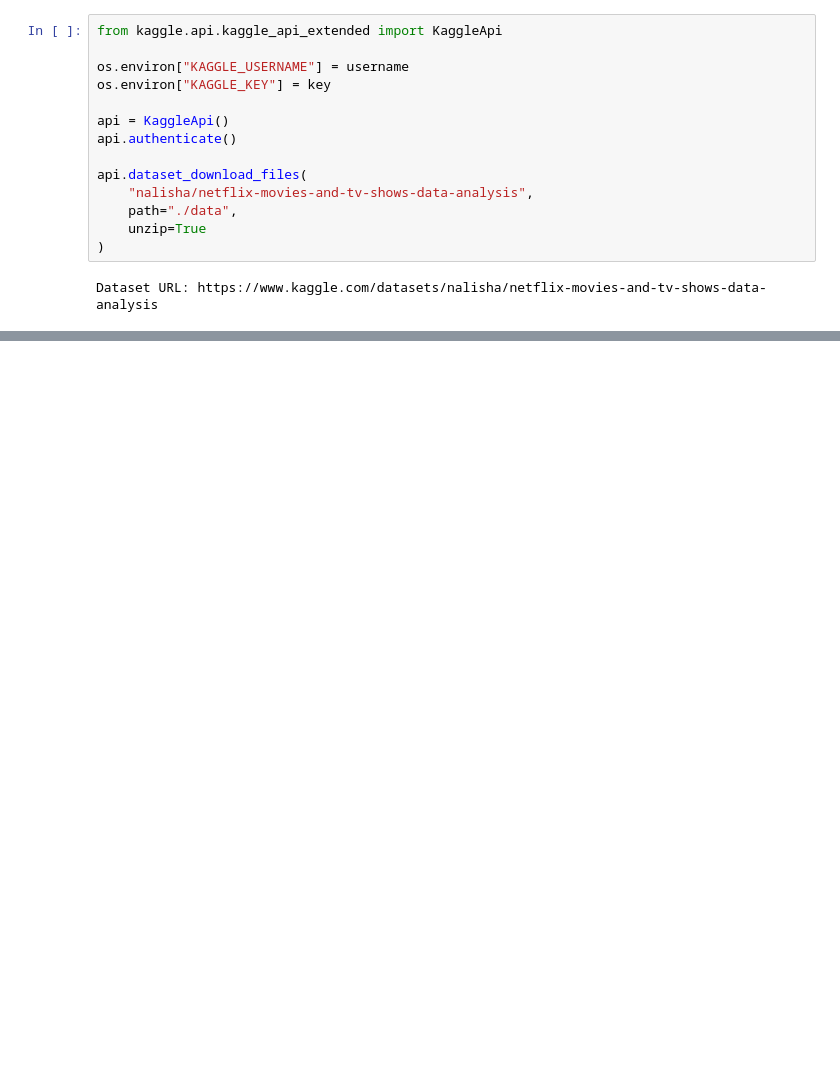
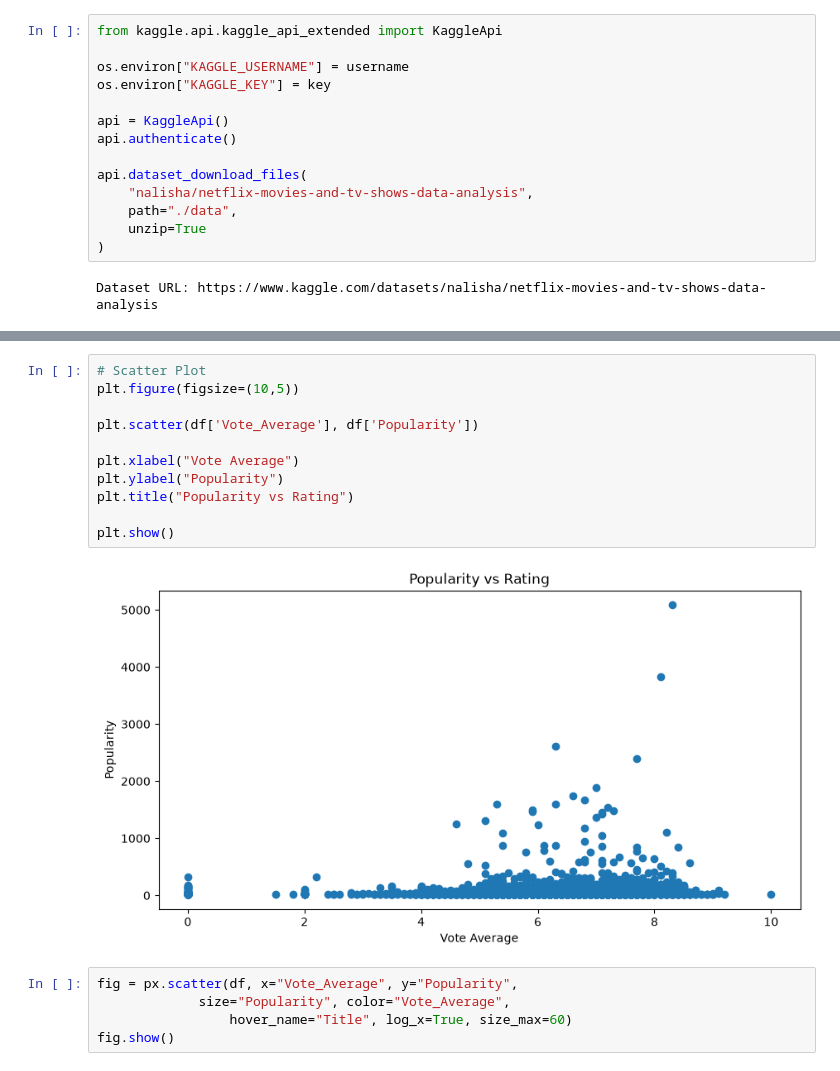
Before and after one commit to zmatt01/netflix, a Jupyter notebook: src/kaggle_etl.ipynb, the cells around one changed output, grey strips where cells are left out. Cells and saved outputs as stored; diff of their text form; blank space fills up the shorter version.

```diff
--- a/src/kaggle_etl.ipynb
+++ b/src/kaggle_etl.ipynb
@@ -49,0 +236,18 @@ df.head()
+# %%
+# Scatter Plot
+plt.figure(figsize=(10,5))
+
+plt.scatter(df['Vote_Average'], df['Popularity'])
+
+plt.xlabel("Vote Average")
+plt.ylabel("Popularity")
+plt.title("Popularity vs Rating")
+
+plt.show()
+# %% [output]
+[figure, added]
+# %%
+fig = px.scatter(df, x="Vote_Average", y="Popularity",
+	         size="Popularity", color="Vote_Average",
+                 hover_name="Title", log_x=True, size_max=60)
+fig.show()
```
Also changed, not shown: parts of 13 cells of this notebook.
